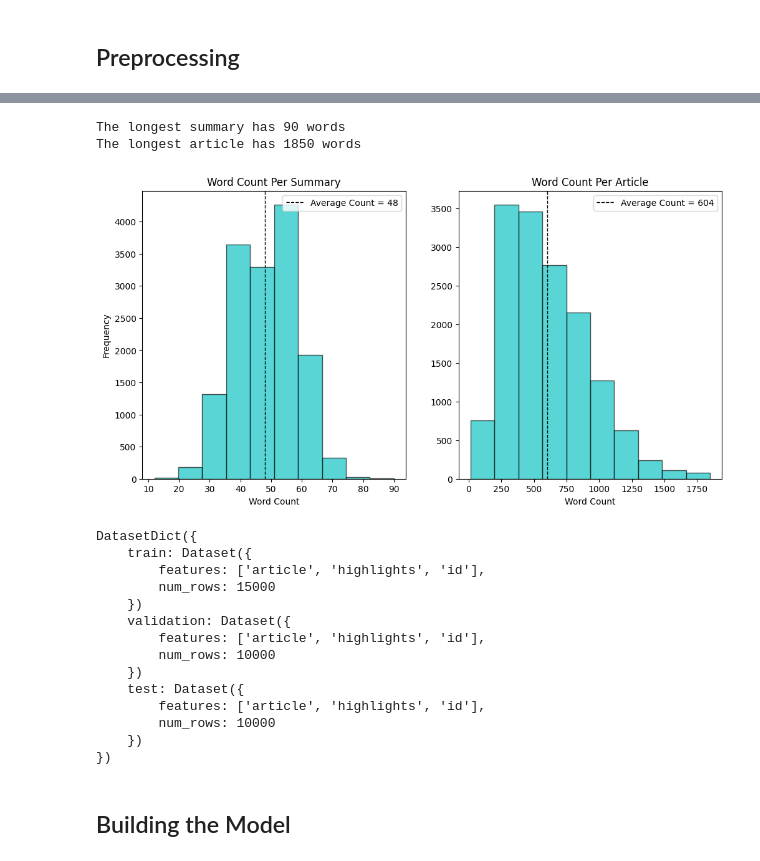
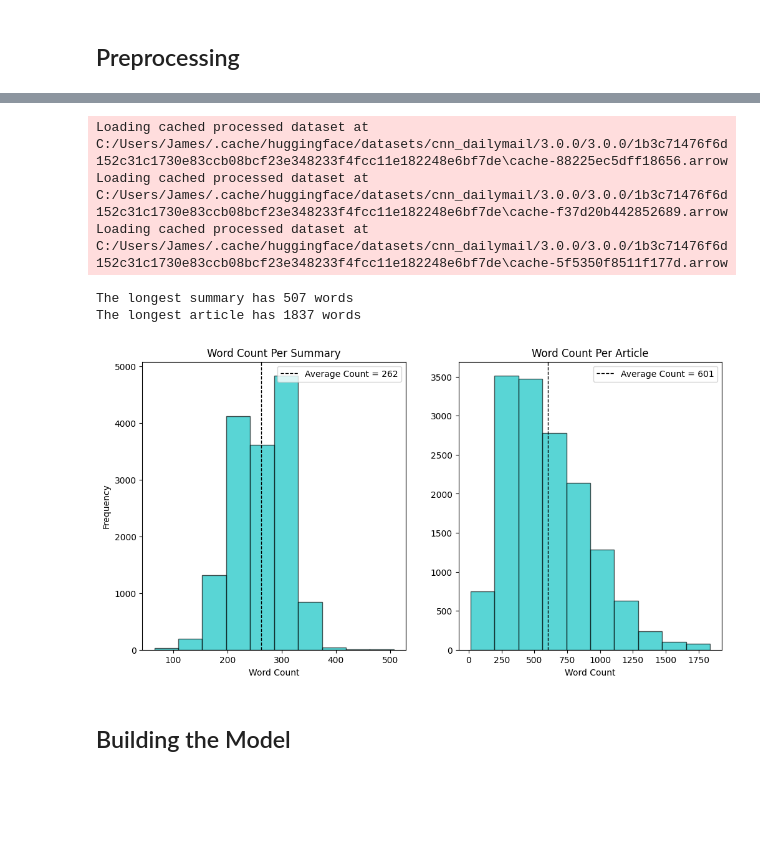
Before and after one commit to jma375/NLP-Text-Summarization, a Jupyter notebook: NLP-Text-Summarization.ipynb, the cells around one changed output, grey strips where cells are left out. Cells and saved outputs as stored; diff of their text form; code cells hidden in the pictures; blank space fills up the shorter version.

```diff
--- a/NLP-Text-Summarization.ipynb
+++ b/NLP-Text-Summarization.ipynb
@@ -126,10 +151,10 @@ preprocess(subset_valid,"Validation Data")
 # %%
-#Run Function to get the average word count and list of counts for all articles and summaries
-avg_y, lenghts_y = avg_num_words(subset_train["y"])
-avg_text, lenghts_text = avg_num_words(subset_train["text"])
+#Run Function to get the average word count and list of counts for all articles and summaries and plot them
+avg_y, lenghts_y, avg_text, lenghts_text = plot_counts(processed_data,"train")
+# %% [output]
+Loading cached processed dataset at C:/Users/James/.cache/huggingface/datasets/cnn_dailymail/3.0.0/3.0.0/1b3c71476f6d152c31c1730e83ccb08bcf23e348233f4fcc11e182248e6bf7de\cache-88225ec5dff18656.arrow
+Loading cached processed dataset at C:/Users/James/.cache/huggingface/datasets/cnn_dailymail/3.0.0/3.0.0/1b3c71476f6d152c31c1730e83ccb08bcf23e348233f4fcc11e182248e6bf7de\cache-f37d20b442852689.arrow
+Loading cached processed dataset at C:/Users/James/.cache/huggingface/datasets/cnn_dailymail/3.0.0/3.0.0/1b3c71476f6d152c31c1730e83ccb08bcf23e348233f4fcc11e182248e6bf7de\cache-5f5350f8511f177d.arrow
+The longest summary has 507 words
+The longest article has 1837 words
+[figure, added]
-# %%
-plot_counts(subset_train)
-# %% [output]
-The longest summary has 90 words
-The longest article has 1850 words
-[figure, removed]
@@ -138,22 +160,0 @@ dataset = combine_data(subset_train,subset_test,subset_valid)
-# %%
-#d = {'train':Dataset.from_dict({"article":subset_train["text"],"highlights":subset_train["y"],"id":subset_train["id"]}),
-#        'validation':Dataset.from_dict({"article":subset_valid["text"],"highlights":subset_valid["y"],"id":subset_valid["id"]}),
-#        'test':Dataset.from_dict({"article":subset_test["text"],"highlights":subset_test["y"],"id":subset_test["id"]})
-#        }
-#dataset = DatasetDict(d)
-dataset
-# %% [output]
-DatasetDict({
-    train: Dataset({
-        features: ['article', 'highlights', 'id'],
-        num_rows: 15000
-    })
-    validation: Dataset({
-        features: ['article', 'highlights', 'id'],
-        num_rows: 10000
-    })
-    test: Dataset({
-        features: ['article', 'highlights', 'id'],
-        num_rows: 10000
-    })
-})
```
Also changed, not shown: parts of 36 cells of this notebook.
